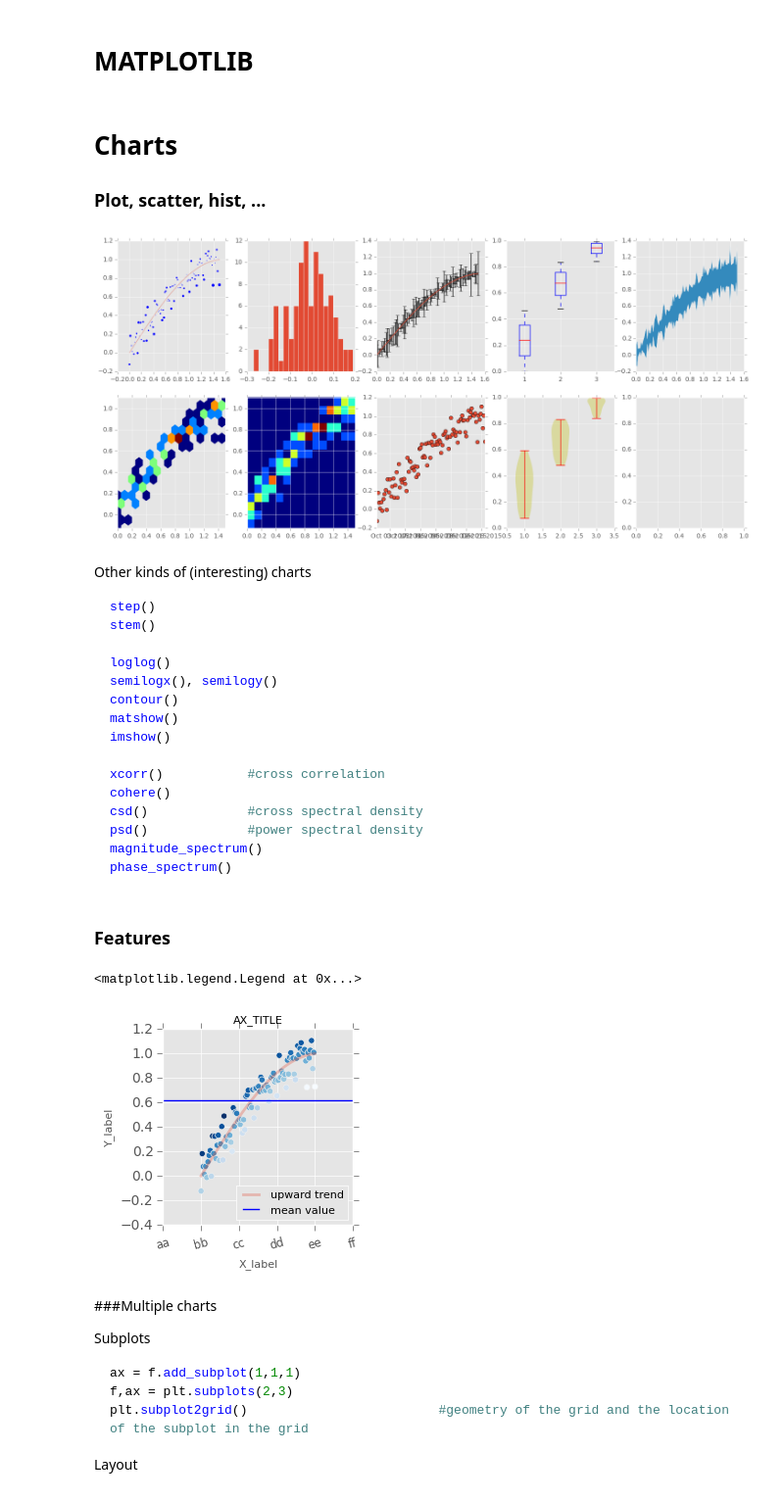
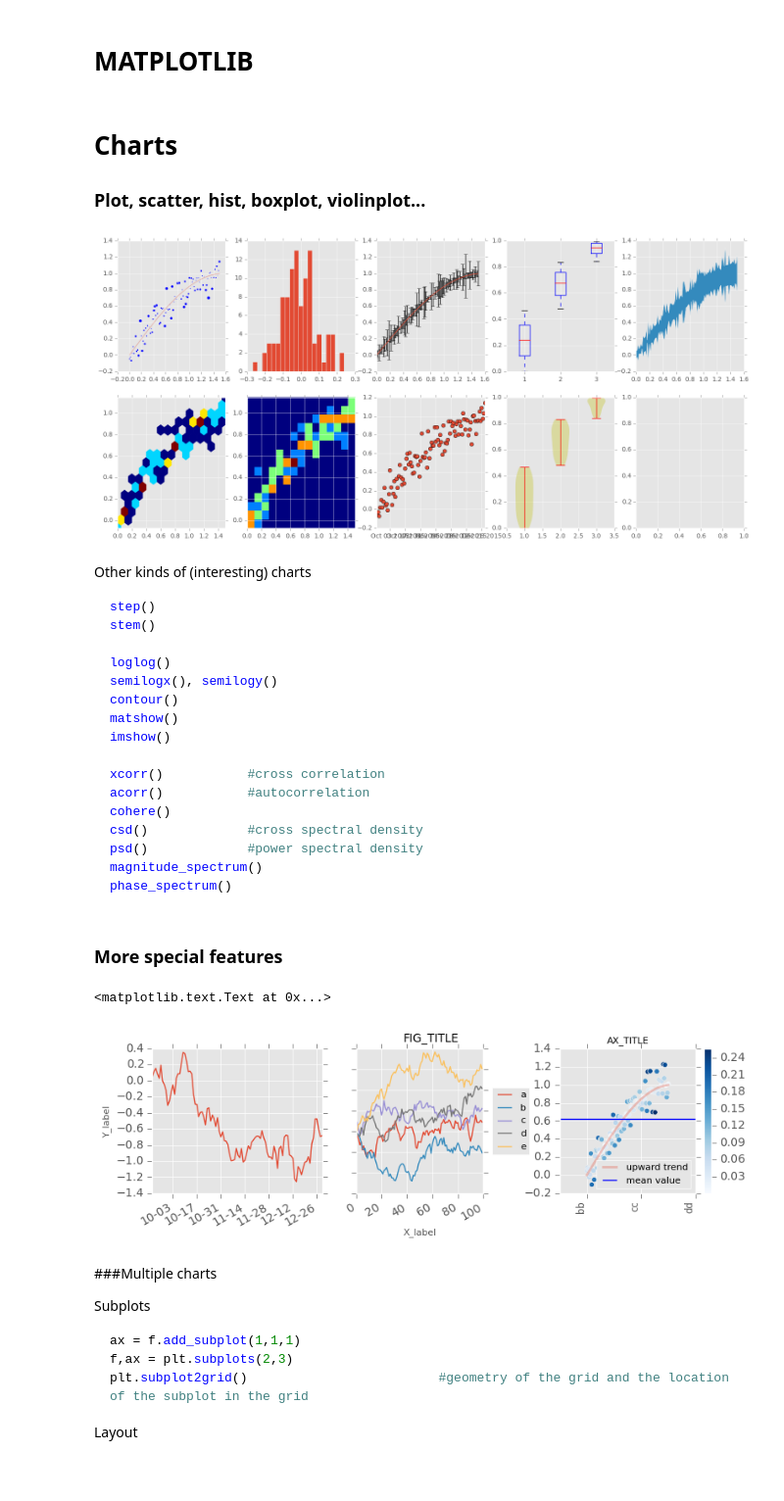
Before and after one commit to asrbrr/NOTES, a Jupyter notebook: matplotlib.ipynb, the cells around one changed output. Shown: that part at 98% size. Cells and saved outputs as stored; diff of their text form; code cells hidden in the pictures.

Commit message:
added a few more special features

````diff
--- a/matplotlib.ipynb
+++ b/matplotlib.ipynb
@@ -1,36 +1,38 @@
 # %% [markdown]
 # MATPLOTLIB
 # %%
+import matplotlib
 import matplotlib.pyplot as plt
 from datetime import datetime, timedelta, date
 
 #sample data
 x = np.linspace(0,1.5,100)
 e = np.random.randn(100)/10
+ee = np.random.randn(100,5)/10
 y = np.sin(x)
+dates = [date(2015,9,21) + timedelta(i) for i in range(100)]
 # %%
 %matplotlib inline
 # %% [markdown]
 # Charts
 
-### Plot, scatter, hist, ...
+### Plot, scatter, hist, boxplot, violinplot...
 # %%
 f, ax = plt.subplots(2, 5, figsize = (18,8))
 ax = ax.ravel()
+
 ax[0].scatter(x, y+e, marker='o', s=100*abs(e))
 ax[0].plot(x,y, alpha = 0.4)
-
 ax[1].hist(e, bins=20)
-
 ax[2].errorbar(x, y, yerr=e, ecolor='k')
 ax[3].boxplot([y[:33], y[33:66], y[66:]])
 ax[4].fill_between(x, y*0.9-abs(e) ,y*1.1+abs(e))
 ax[5].hexbin(x,y+e, gridsize=15, mincnt=1)
 ax[6].hist2d(x,y+e, bins=15);
-ax[7].plot_date([date(2015,9,21) + timedelta(i) for i in range(100)], y+e)
+ax[7].plot_date(dates, y+e)
 ax[8].violinplot([y[:33], y[33:66], y[66:]]);
 # %% [output]
-[figure, old version]
+[figure, new version]
 # %% [markdown]
 Other kinds of (interesting) charts
 ```python
@@ -44,37 +46,49 @@ matshow()
 imshow()
 
 xcorr()           #cross correlation
+acorr()           #autocorrelation
 cohere()
 csd()             #cross spectral density
 psd()             #power spectral density
 magnitude_spectrum()
 phase_spectrum()
 ```
-# %% [markdown]
-### Features
+# %% [markdown]
+### More special features
 # %%
-f, ax = plt.subplots(1, 1, figsize = (2.5, 2.5))
-ax.scatter(x, y+e, alpha = 1, marker='o', label='', c=e, cmap='Blues')
-ax.plot(x, y, lw=2, alpha = 0.3, marker='', ms=0, label='upward trend')
+f, ax = plt.subplots(1, 3, figsize = (9, 2.5))
 
-ax.grid(True)
-ax.set_xlim([-0.5,2])
-ax.set_xlabel('X_label', fontsize=8)                   #get_xlim()
-ax.set_ylabel('Y_label', fontsize=8)                   #get_xlim()
-ax.set_title('AX_TITLE', fontsize=8)
+ax[0].plot_date(dates, np.cumsum(e), ls='-', ms=0)
+#matplotlib.dates.num2date()
+ax[0].xaxis.set_major_formatter(matplotlib.dates.DateFormatter('%m-%d'))
+f.autofmt_xdate()
+ax[0].set_ylabel('Y_label', fontsize=8)                   #get_xlim()
 
-#plt.suptitle('FIG_TITLE')
-ax.axhline(y=np.mean(y), xmin=0, xmax=2, label='mean value')     #horizontal line
+ax[1].plot(np.cumsum(ee, axis=0))
+ax[1].set_yticklabels([])
+ax[1].set_xlabel('X_label', fontsize=8)                   #get_xlim()
+ax[1].legend(['a','b','c','d','e'], loc='right', fontsize=8,bbox_to_anchor=(0.7, 0, 0.7, 1))   #move legend ouside
+box = ax[1].get_position()
+ax[1].set_position([box.x0, box.y0, box.width * 0.75, box.height])   #shrink ax so that legend "fits"
+
+a = ax[2].scatter(x, y+e, alpha = 1, marker='o', label='', c=abs(e), cmap='Blues')
+ax[2].plot(x, y, lw=2, alpha = 0.3, marker='', ms=0, label='upward trend')
+ax[2].grid(True)
+ax[2].set_xlim([-0.5,2])
+ax[2].set_title('AX_TITLE', fontsize=8)
+ax[2].locator_params(tight=True,axis='x', nbins=3)        #show only 3 labels
+ax[2].axhline(y=np.mean(y), xmin=0, xmax=2, label='mean value')     #horizontal line
 #ticks = ax.get_xticks()                           #returns locations and labels.
-ax.set_xticklabels(['aa','bb','cc','dd','ee','ff','gg'], rotation = 15, fontsize = 'small');
-#ax.axis('off')                                 #hides the background
+ax[2].set_xticklabels(['aa','bb','cc','dd','ee','ff','gg'], rotation = 90, fontsize = 'small');
+#ax[2].axis('off')                                 #hides the background
+ax[2].legend(fontsize=8, loc='lower right')                      #label='_nolegend_' to exclude)
+f.colorbar(a)                                      #colorbar
 
-
-ax.legend(fontsize=8, loc='lower right')                      #label='_nolegend_' to exclude)
-#ax.legend(['red', 'blue'], loc='best')
+plt.suptitle('FIG_TITLE')
+#plt.tight_layout()           #conflicts with shrinking the ax[1]
 # %% [output]
-<matplotlib.legend.Legend at 0x...>
+<matplotlib.text.Text at 0x...>
-[figure, old version]
+[figure, new version]
 # %% [markdown]
 ###Multiple charts
 
````
